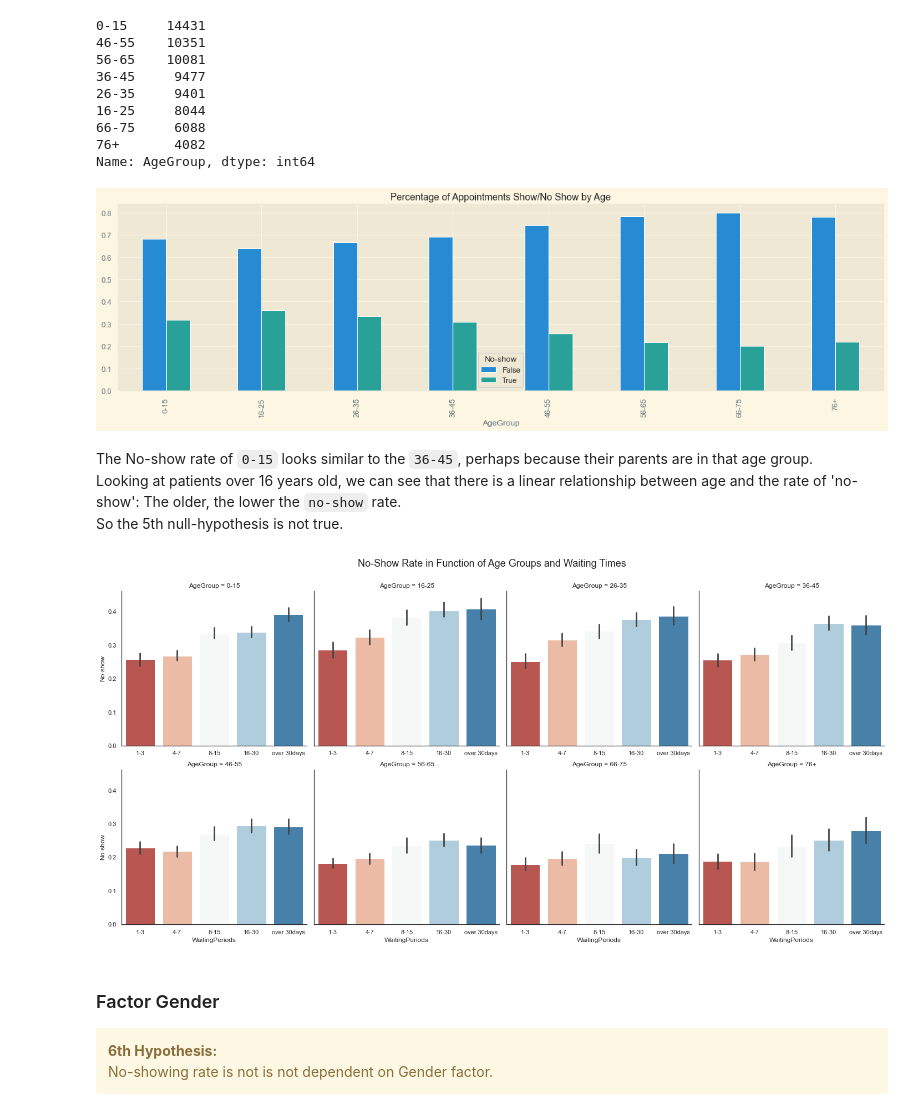
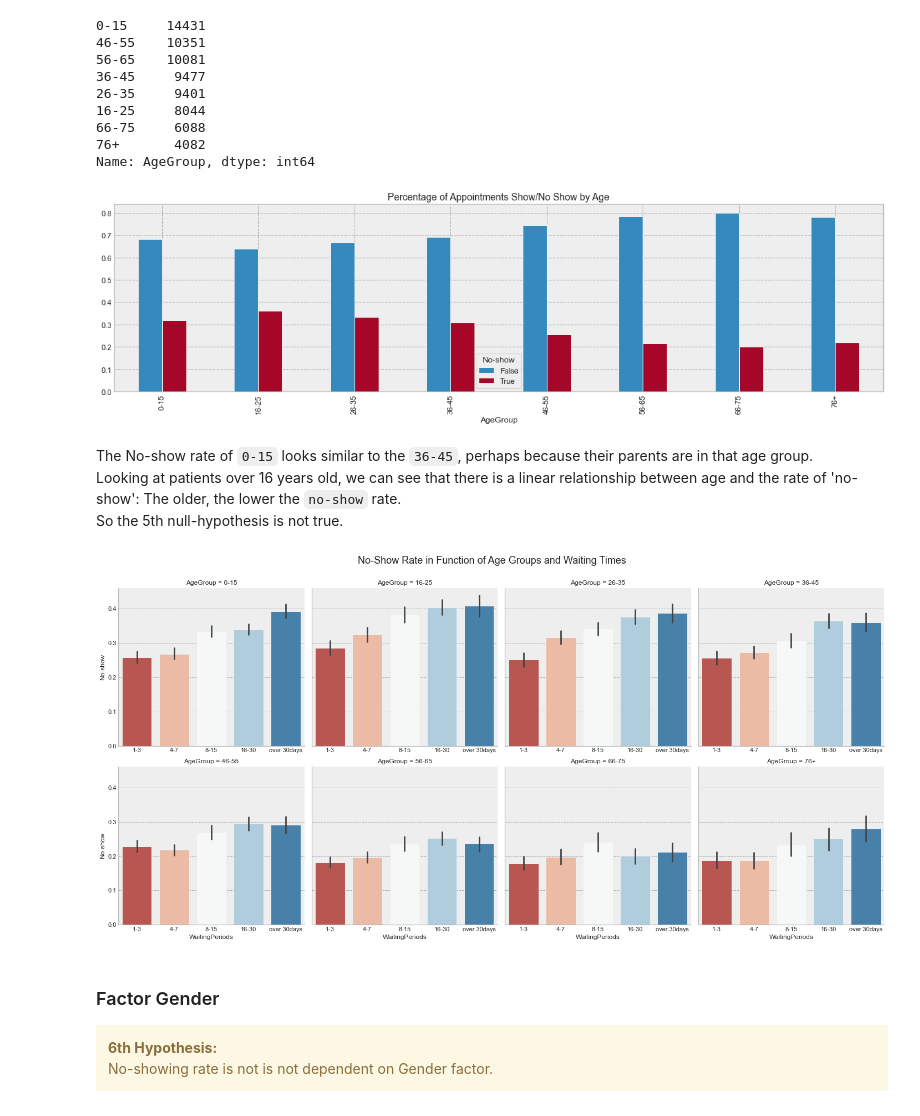
Before and after one commit to skacem/Business-Analytics, a Jupyter notebook: Misc/Medical_appointment_analysis.ipynb, the cells around one changed output. Saved outputs shown, nothing was run; the diff lists cells and outputs as text; code cells hidden in the pictures.

```diff
--- a/Misc/Medical_appointment_analysis.ipynb
+++ b/Misc/Medical_appointment_analysis.ipynb
@@ -519,7 +518,8 @@ Name: No-show, dtype: float64
 That the no-show rate by infants and children until 15 years old, is larger than average, was to be expected.  Even if I don't have the right explanation for that. Clearly something need to be done here. Like a second call one or two days before the appointment to confirm the attendance or it is automatically canceled.
 # %%
 # Look at the distribution of Age
-sns.set(context='notebook', style='white', rc={"figure.figsize": (16, 3)})
+sns.set(context='notebook', rc={"figure.figsize": (16, 3)})
+plt.style.use('bmh')
 dist_age = sns.boxplot(x=df[df['Age']>15]['Age'])
 dist_age.set_title("Age Distribution by Patients Older than 15")
 plt.show()
@@ -550,23 +550,23 @@ df['AgeGroup'].value_counts()
 Name: AgeGroup, dtype: int64
 # %%
 # appointment attendance by age
-plt.style.use('Solarize_Light2')
+plt.rcParams["figure.figsize"] = (14,8)
 g = df.groupby('AgeGroup')['No-show'].value_counts(normalize=True).unstack().plot(kind='bar', figsize=(20,5))
 g.set_title("Percentage of Appointments Show/No Show by Age", fontsize=14);
 # %% [output]
-[figure, old version]
+[figure, new version]
 # %% [markdown]
 The No-show rate of `0-15` looks similar to the `36-45`, perhaps because their parents are in that age group.
 Looking at patients over 16 years old, we can see that there is a linear relationship between age and the rate of 'no-show': The older, the lower the `no-show` rate.
 So the 5th null-hypothesis is not true.
 # %%
-sns.set(context='notebook', style='white', rc={"figure.figsize": (10, 5)})
+sns.set_context('notebook', rc={"figure.figsize": (12, 7)})
 g = sns.catplot(data=df, y='No-show', col='AgeGroup', col_wrap=4,
                 x='WaitingPeriods', kind='bar', sharex=False, palette='RdBu')
 g.fig.subplots_adjust(top=0.9)
 g.fig.suptitle('No-Show Rate in Function of Age Groups and Waiting Times', fontsize=18);
 # %% [output]
-[figure, old version]
+[figure, new version]
 # %% [markdown]
 ### Factor Gender
 
```
Also changed, not shown: parts of 31 cells of this notebook.
